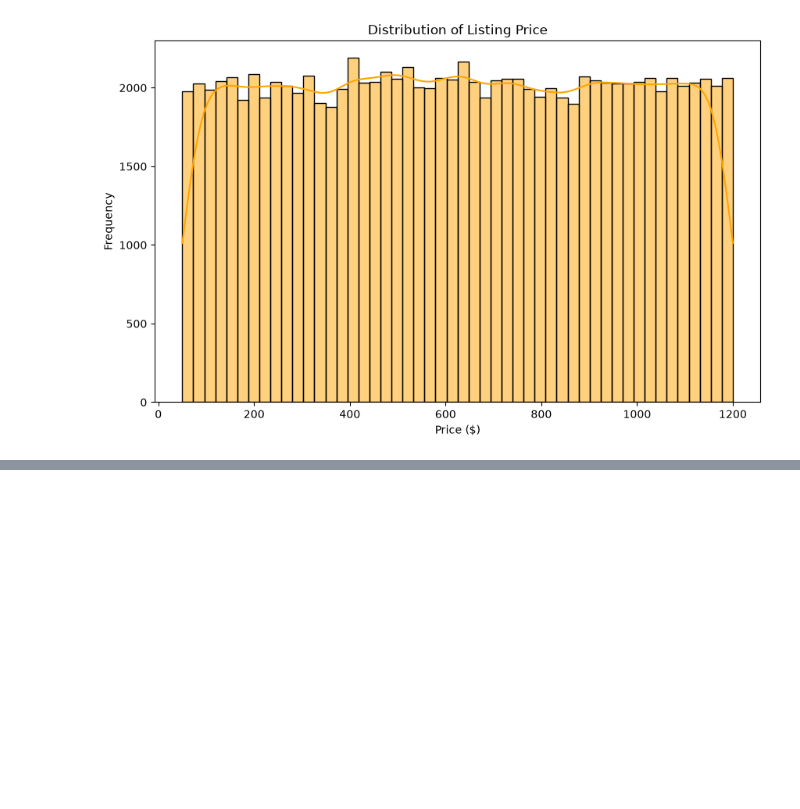
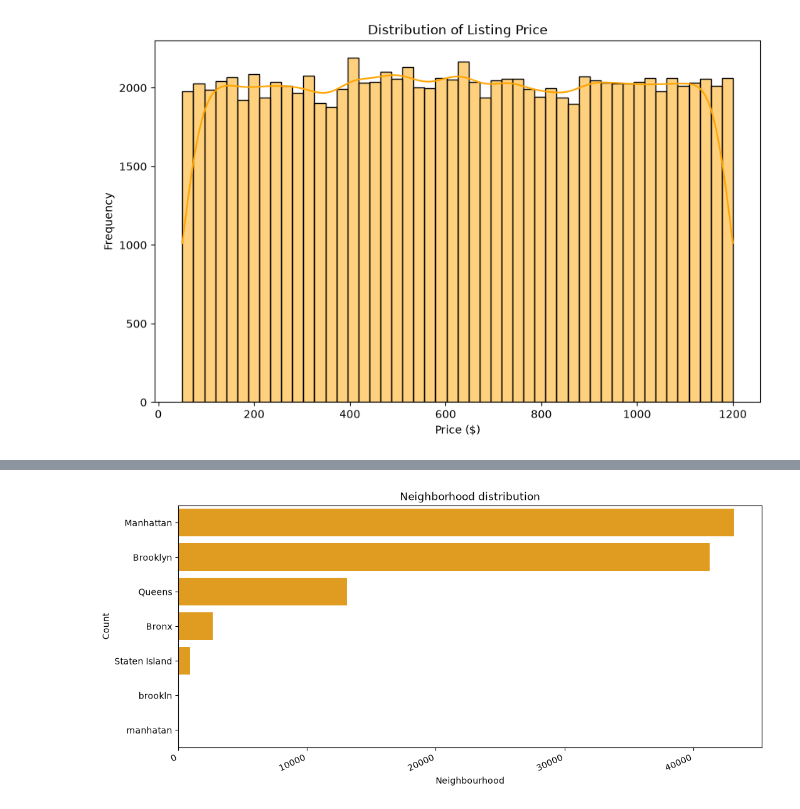
Before and after one commit to shiva3994/Practice, a Jupyter notebook: Daily Python/L_Airbnb_report.ipynb, the cells around one changed output, grey strips where cells are left out. Saved outputs shown, nothing was run; the diff lists cells and outputs as text; code cells hidden in the pictures; blank space fills up the shorter version.

```diff
--- a/Daily Python/L_Airbnb_report.ipynb
+++ b/Daily Python/L_Airbnb_report.ipynb
@@ -301,0 +349,12 @@ plt.show()
+# %%
+plt.figure(figsize=(12,5))
+
+sns.countplot( y = 'neighbourhood group', data = df, color = 'Orange', order = df['neighbourhood group'].value_counts().index)
+
+plt.title('Neighborhood distribution')
+plt.xlabel('Neighbourhood')
+plt.ylabel('Count')
+plt.xticks(rotation=25, ha='right')
+plt.show()
+# %% [output]
+[figure, added]
```
Also changed, not shown: parts of 9 cells of this notebook.
